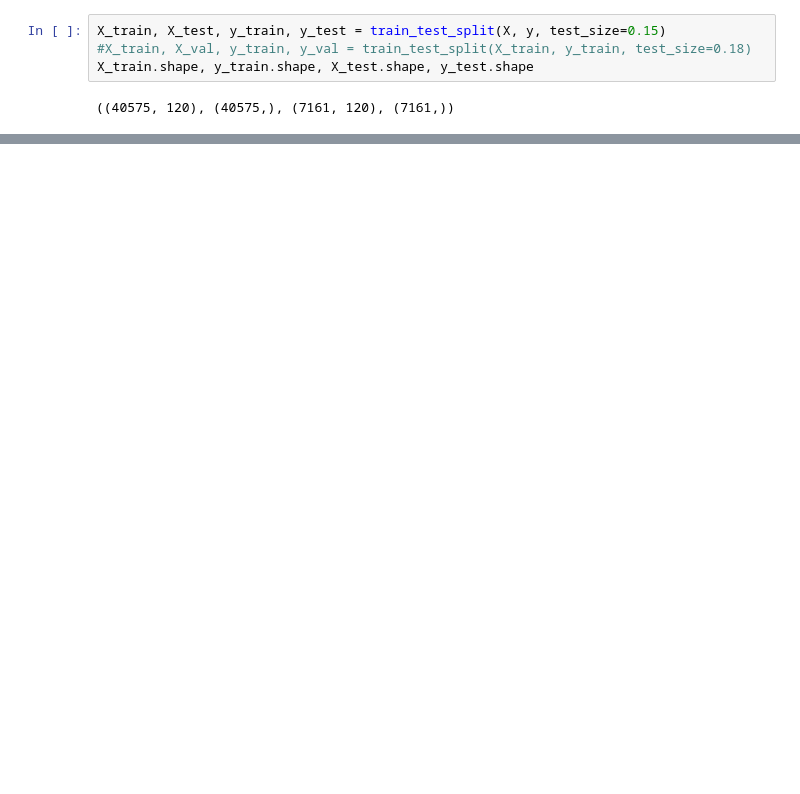
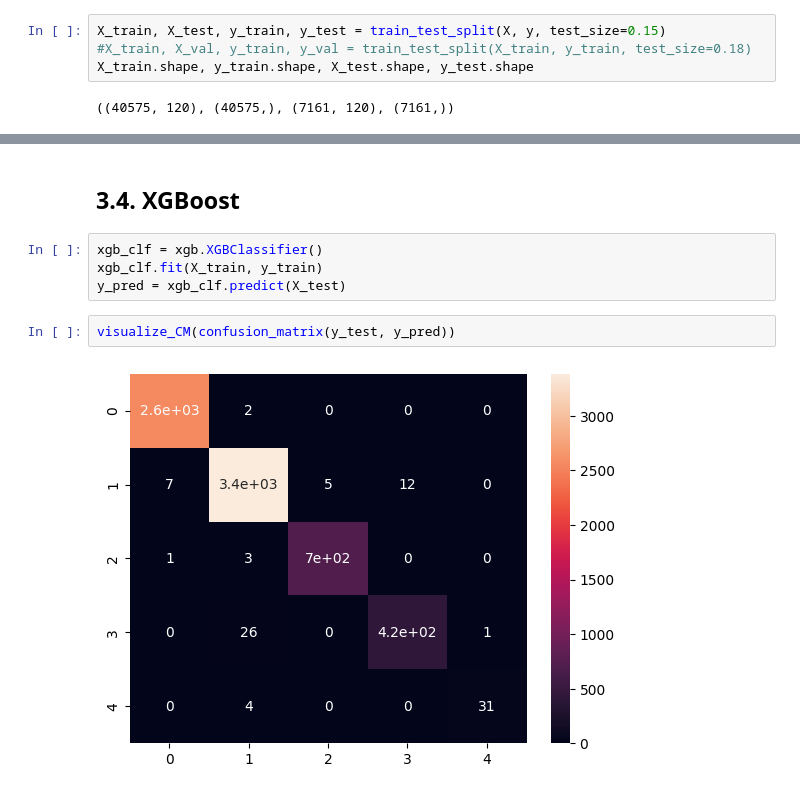
Before and after one commit to KostasEreksonas/IDS_test, a Jupyter notebook: NSL-KDD.ipynb, the cells around one changed output, grey strips where cells are left out. Drawn from its saved outputs; the diff is of its cells as text; blank space fills up the shorter version.

```diff
--- a/NSL-KDD.ipynb
+++ b/NSL-KDD.ipynb
@@ -835,0 +490,10 @@ array([[2497,   13,   19,    3,    0],
+# %% [markdown]
+## 3.4. XGBoost
+# %%
+xgb_clf = xgb.XGBClassifier()
+xgb_clf.fit(X_train, y_train)
+y_pred = xgb_clf.predict(X_test)
+# %%
+visualize_CM(confusion_matrix(y_test, y_pred))
+# %% [output]
+[figure, added]
```
Also changed, not shown: parts of 96 cells of this notebook.
